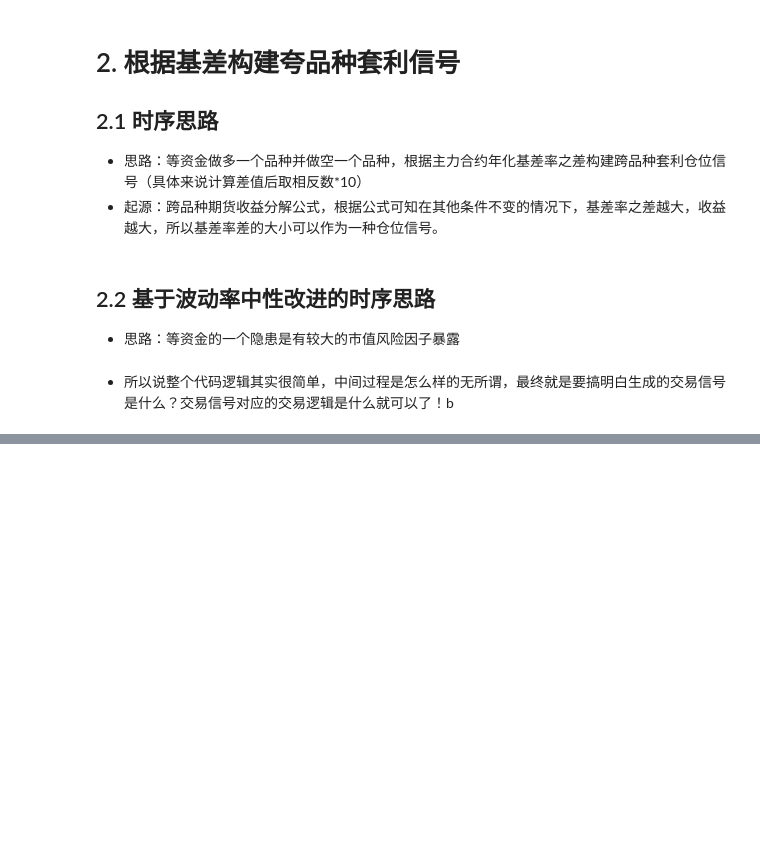
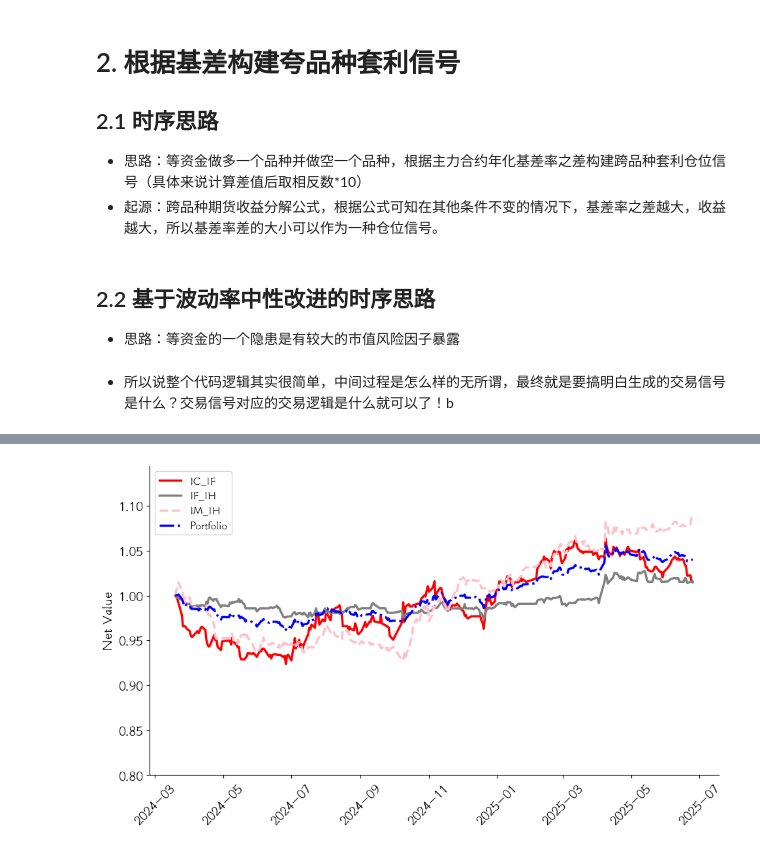
Before and after one commit to Yuyang-Yao75/Daily-Futures-Arbitrary-Strategy, a Jupyter notebook: src/research.ipynb, the cells around one changed output, grey strips where cells are left out. Cells and saved outputs as stored; diff of their text form; code cells hidden in the pictures; blank space fills up the shorter version.

```diff
--- a/src/research.ipynb
+++ b/src/research.ipynb
@@ -332,2 +125,0 @@ future_data.set_index('time', inplace=True)
-# %%
-c=calculate_all_basis_signal(index_data, future_data)
@@ -423,0 +430,45 @@ for pair in AVAILABLE_PAIRS:
+# %%
+backtest_df = combined_df[['date','IMIC_nv','ICIF_nv','IFIH_nv']].copy()
+backtest_df.set_index("date",inplace = True)
+nv_cols = [c for c in backtest_df.columns if c.endswith('_nv')]
+ret = backtest_df[nv_cols].pct_change()
+vol = ret.rolling(window=60).std()
+inv_vol = 1/vol
+weights = inv_vol.div(inv_vol.sum(axis=1),axis=0)
+# 为避免未来函数（look-ahead），所有权重往后移一格
+weights = weights.shift(1).dropna()
+port_ret = (weights * ret.loc[weights.index]).sum(axis=1)
+backtest_df['portfolio_nv'] = (1 + port_ret).cumprod()
+backtest_df.dropna(subset=['portfolio_nv'], inplace=True)
+backtest_df = backtest_df.div(backtest_df.iloc[0])
+# %%
+plot_df = backtest_df.copy().reset_index()
+plot_df['date'] = pd.to_datetime(plot_df['date'])
+
+plt.figure(figsize=(10,6))
+
+# 各策略净值曲线
+plt.plot(plot_df['date'], plot_df['ICIF_nv'], label='IC_IF', color='red', linewidth=2.5)
+plt.plot(plot_df['date'], plot_df['IFIH_nv'], label='IF_IH', color='gray', linewidth=2.5)
+plt.plot(plot_df['date'], plot_df['IMIC_nv'], label='IM_IH', color='pink', linewidth=2.5, linestyle='--')
+plt.plot(plot_df['date'], plot_df['portfolio_nv'], label='Portfolio', color='blue', linewidth=2.5, linestyle='-.')
+
+# 图例
+plt.legend(loc='upper left', fontsize=12)
+
+# 坐标轴范围
+ymax = plot_df[['IMIC_nv','ICIF_nv','IFIH_nv','portfolio_nv']].max().max()
+plt.ylim(0.8, ymax * 1.05)
+
+# 样式设置
+plt.xticks(rotation=45)
+plt.grid(False)
+for spine in ['top', 'right']:
+    plt.gca().spines[spine].set_visible(False)
+
+# 标题和坐标轴
+plt.ylabel('Net Value')
+plt.tight_layout()
+plt.show()
+# %% [output]
+[figure, added]
```
Also changed, not shown: parts of 46 cells of this notebook, 2 other files.
